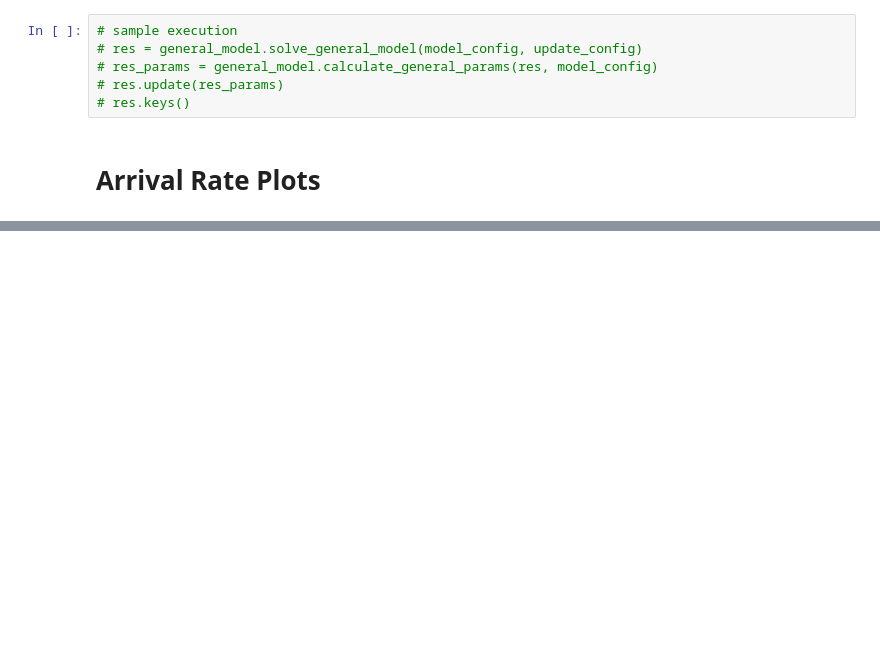
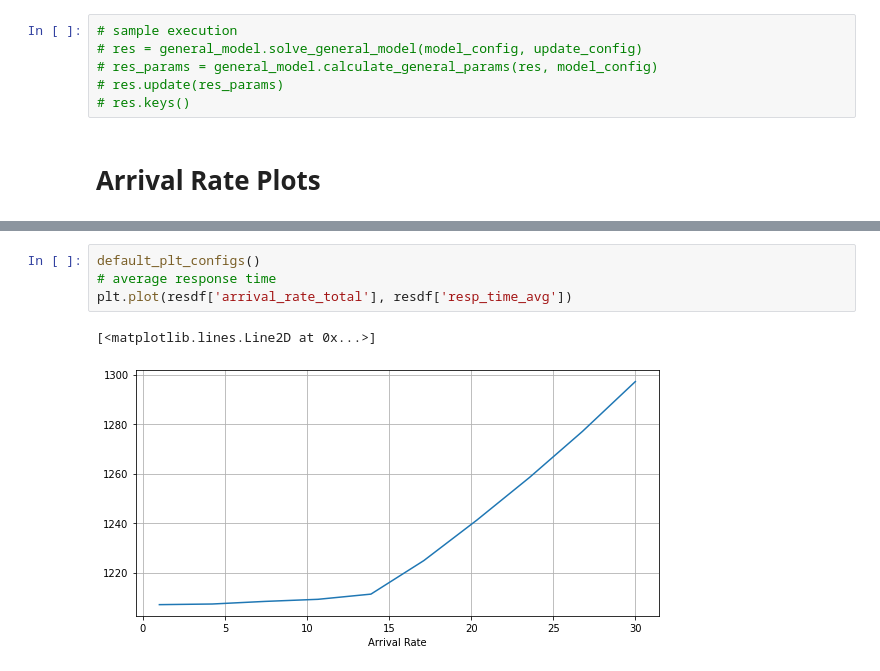
Before and after one commit to pacslab/conc-value-perf-modelling, a Jupyter notebook: model/04-workload-plots.ipynb, the cells around one changed output, grey strips where cells are left out. Cells and saved outputs as stored; diff of their text form; blank space fills up the shorter version.

```diff
--- a/model/04-workload-plots.ipynb
+++ b/model/04-workload-plots.ipynb
@@ -116,0 +141,7 @@ pd.DataFrame(data=extract_vals)
+# %%
+default_plt_configs()
+# average response time
+plt.plot(resdf['arrival_rate_total'], resdf['resp_time_avg'])
+# %% [output]
+[<matplotlib.lines.Line2D at 0x...>]
+[figure, added]
```
Also changed, not shown: parts of 10 cells of this notebook.
